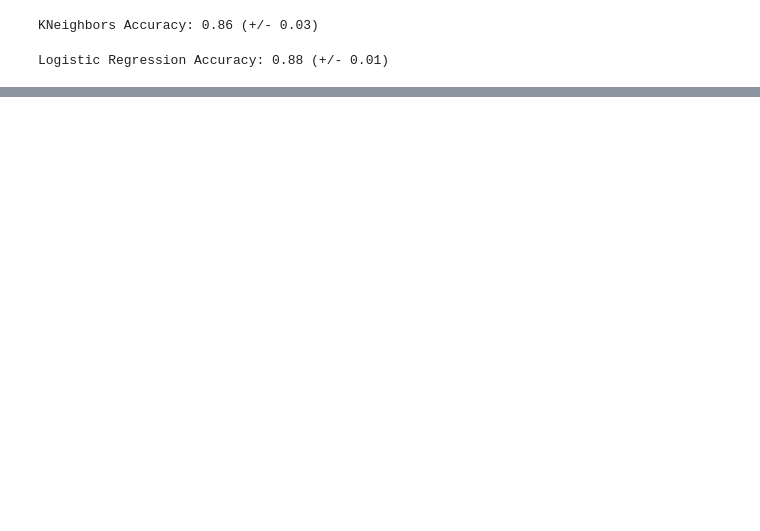
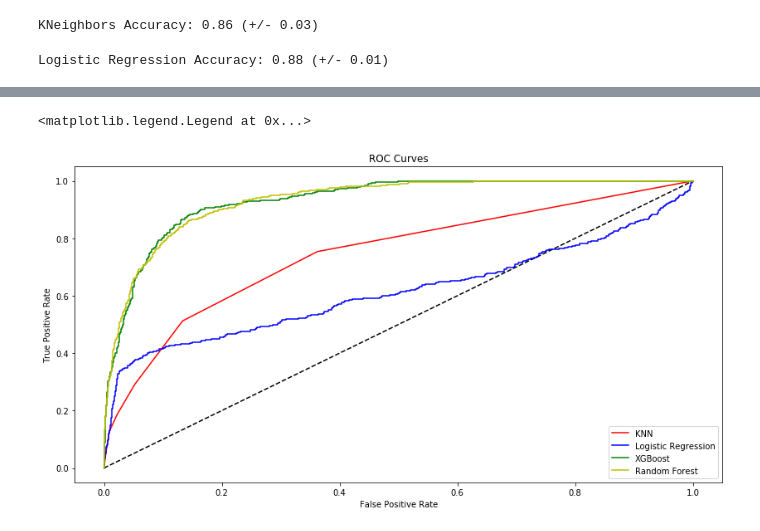
Before and after one commit to thabanenm/Springboard, a Jupyter notebook: Capstone Project 1 - Online Shopping Classification - Part 3.ipynb, the cells around one changed output, grey strips where cells are left out. Saved outputs shown, nothing was run; the diff lists cells and outputs as text; code cells hidden in the pictures; blank space fills up the shorter version.

```diff
--- a/Capstone Project 1 - Online Shopping Classification - Part 3.ipynb
+++ b/Capstone Project 1 - Online Shopping Classification - Part 3.ipynb
@@ -81,0 +145,3 @@ AttributeError: 'GridSearchCV' object has no attribute 'best_params_'
+# %%
+best_knn = KNeighborsClassifier(n_neighbors=6)
+best_knn.fit(X_train,y_train)
@@ -81,0 +152,3 @@ AttributeError: 'GridSearchCV' object has no attribute 'best_params_'
+# %%
+best_logreg = logreg = LogisticRegression(penalty='l1',C=np.logspace(-5, 1, 10)[2])
+best_logreg.fit(X_train,y_train)
@@ -81,0 +161,4 @@ AttributeError: 'GridSearchCV' object has no attribute 'best_params_'
+# %%
+best_xgboost = XGBClassifier(learning_rate=0.05,max_depth=3,min_child_weight=1,gamma=0.1,
+                             colsample_bytree=0.6,n_estimators=300)
+best_xgboost.fit(X_train,y_train)
@@ -81,0 +173,3 @@ AttributeError: 'GridSearchCV' object has no attribute 'best_params_'
+# %%
+best_RF = RandomForestClassifier(n_estimators=900,max_depth=20,min_samples_split=7,min_samples_leaf=1)
+best_RF.fit(X_train,y_train)
@@ -81,0 +186,26 @@ AttributeError: 'GridSearchCV' object has no attribute 'best_params_'
+# %%
+from sklearn.metrics import precision_recall_curve
+from sklearn.metrics import roc_curve
+y_pp_knn = best_knn.predict_proba(X_test)[:,1]
+y_pp_logreg = best_logreg.predict_proba(X_test)[:,1]
+y_pp_xgboost = best_xgboost.predict_proba(X_test)[:,1]
+y_pp_RF = best_RF.predict_proba(X_test)[:,1]
+
+fpr_knn, tpr_knn, thresholds_knn = roc_curve(y_test, y_pp_knn)
+fpr_logreg, tpr_logreg, thresholds_logreg = roc_curve(y_test, y_pp_logreg)
+fpr_xgboost, tpr_xgboost, thresholds_xgboost = roc_curve(y_test, y_pp_xgboost)
+fpr_RF, tpr_RF, thresholds_RF = roc_curve(y_test, y_pp_RF)
+
+plt.rcParams['figure.figsize'] = [14, 7]
+plt.plot([0,1],[0,1], 'k--')
+plt.plot(fpr_knn,tpr_knn,label='KNN',c='r')
+plt.plot(fpr_logreg,tpr_logreg,label='Logistic Regression',c='b')
+plt.plot(fpr_xgboost,tpr_xgboost,label='XGBoost',c='g')
+plt.plot(fpr_RF,tpr_RF,label='Random Forest',c='y')
+plt.xlabel('False Positive Rate')
+plt.ylabel('True Positive Rate')
+plt.title('ROC Curves')
+plt.legend()
+# %% [output]
+<matplotlib.legend.Legend at 0x...>
+[figure, added]
```
Also changed, not shown: parts of 21 cells of this notebook.
